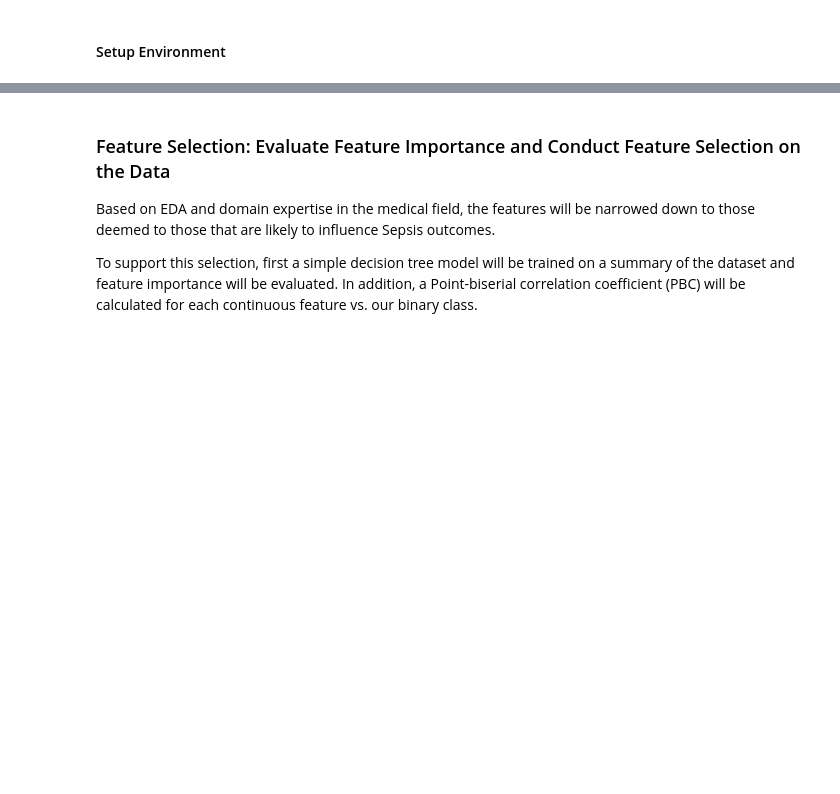
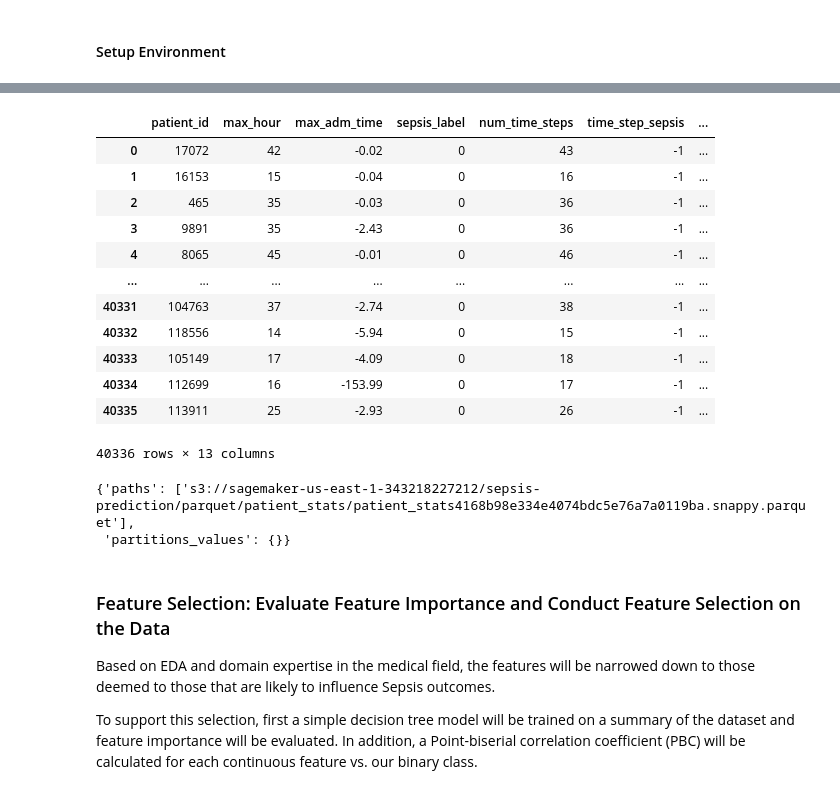
Before and after one commit to t4ai/early-sepsis-prediction, a Jupyter notebook: 2 - Feature Selection and Data Cleansing.ipynb, the cells around one changed output, grey strips where cells are left out. Cells and saved outputs as stored; diff of their text form; code cells hidden in the pictures; blank space fills up the shorter version.

```diff
--- a/2 - Feature Selection and Data Cleansing.ipynb
+++ b/2 - Feature Selection and Data Cleansing.ipynb
@@ -29,3 +30,36 @@ sepsis_ts_stats = wr.s3.read_csv(s3_datalake_path_csv + "/patient_ts_stats.csv")
+# %%
+# check sparsity of clinical readings
+sepsis_ts_stats['missing_clinicals'] = sepsis_ts_stats['num_time_steps'] - sepsis_ts_stats['total_clinicals']
+sepsis_ts_stats['missing_clinicals_pct'] = sepsis_ts_stats['missing_clinicals'] / sepsis_ts_stats['num_time_steps']
+sepsis_ts_stats = sepsis_ts_stats.drop(columns=['Unnamed: 0'])
+sepsis_ts_stats
+# %% [output]
+|  | patient_id | max_hour | max_adm_time | sepsis_label | num_time_steps | time_step_sepsis | ... |
+| 0 | 17072 | 42 | -0.02 | 0 | 43 | -1 | ... |
+| 1 | 16153 | 15 | -0.04 | 0 | 16 | -1 | ... |
+| 2 | 465 | 35 | -0.03 | 0 | 36 | -1 | ... |
+| 3 | 9891 | 35 | -2.43 | 0 | 36 | -1 | ... |
+| 4 | 8065 | 45 | -0.01 | 0 | 46 | -1 | ... |
+| ... | ... | ... | ... | ... | ... | ... | ... |
+| 40331 | 104763 | 37 | -2.74 | 0 | 38 | -1 | ... |
+| 40332 | 118556 | 14 | -5.94 | 0 | 15 | -1 | ... |
+| 40333 | 105149 | 17 | -4.09 | 0 | 18 | -1 | ... |
+| 40334 | 112699 | 16 | -153.99 | 0 | 17 | -1 | ... |
+| 40335 | 113911 | 25 | -2.93 | 0 | 26 | -1 | ... |
+40336 rows × 13 columns
+# %%
+# write our raw patient data to parquet for use with Athena/Glue
+wr.s3.to_parquet(
+    sepsis_ts_stats,
+    path=f"{s3_datalake_path_parquet}/patient_stats",
+    dataset=True,
+    database=database_name,
+    table="patient_stats",
+    filename_prefix="patient_stats"
+)
+# %% [output]
+{'paths': ['s3://sagemaker-us-east-1-343218227212/sepsis-prediction/parquet/patient_stats/patient_stats4168b98e334e4074bdc5e76a7a0119ba.snappy.parquet'],
+ 'partitions_values': {}}
 # %% [markdown]
 ### Feature Selection: Evaluate Feature Importance and Conduct Feature Selection on the Data
 
```
Also changed, not shown: parts of 21 cells of this notebook, 1 other file.
